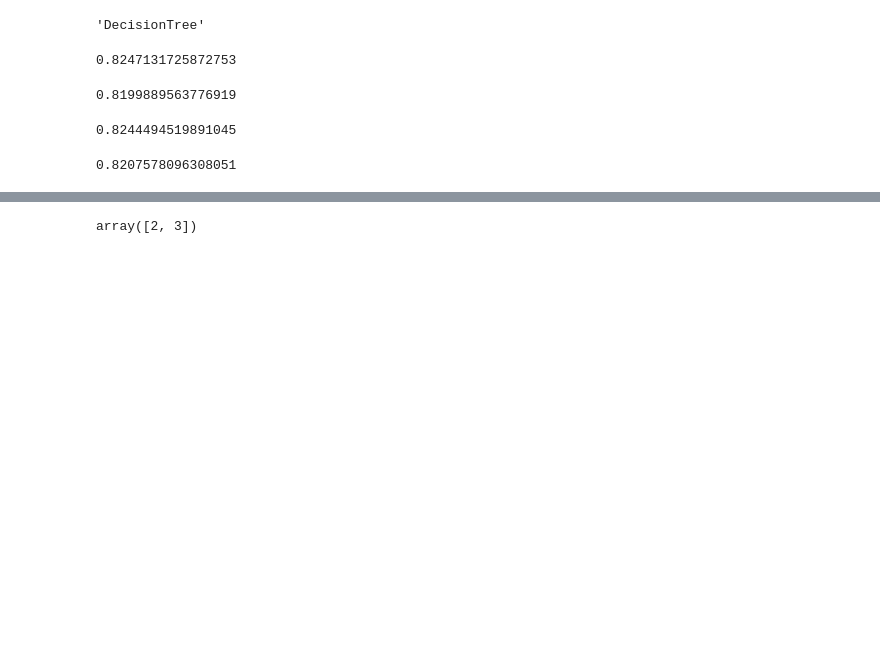
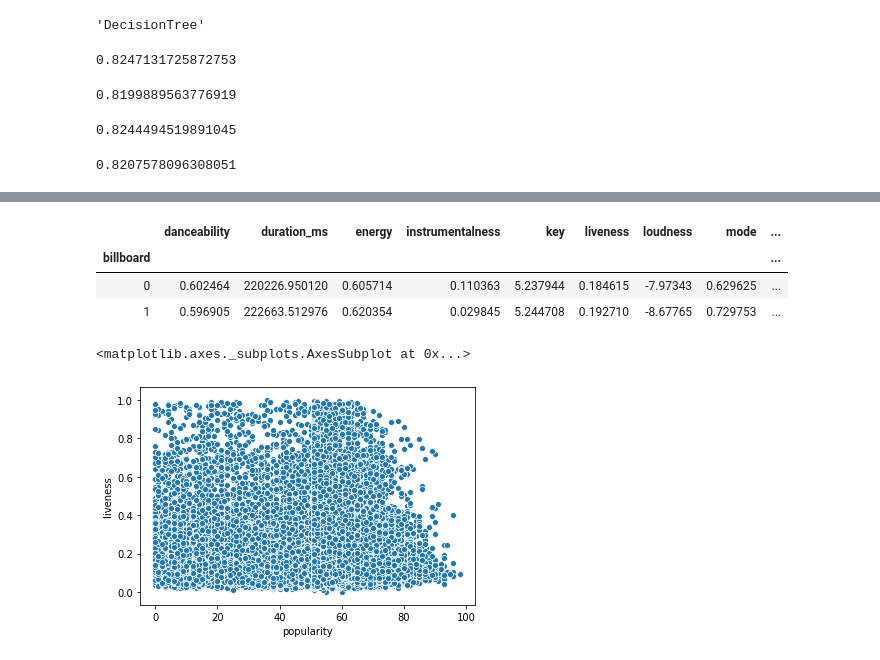
Before and after one commit to Ioana-P/Spotify_Billboard_prediction, a Jupyter notebook: eda1.ipynb, the cells around one changed output, grey strips where cells are left out. Cells and saved outputs as stored; diff of their text form; code cells hidden in the pictures; blank space fills up the shorter version.

```diff
--- a/eda1.ipynb
+++ b/eda1.ipynb
@@ -620,0 +671,2 @@ test_rocauc
+# %%
+vis_df = df[df.columns[2:21]]
@@ -620,0 +682,4 @@ test_rocauc
+# %%
+vis_df.set_index('songid', inplace=True)
+# %%
+vis_df.drop(columns=['track_id', 'track_name'], inplace=True)
@@ -621 +708,8 @@ test_rocauc
+# %%
+vis_df.groupby(by='billboard').mean()
+# %% [output]
+|  | danceability | duration_ms | energy | instrumentalness | key | liveness | loudness | mode | ... |
+| billboard |  |  |  |  |  |  |  |  | ... |
+| 0 | 0.602464 | 220226.950120 | 0.605714 | 0.110363 | 5.237944 | 0.184615 | -7.97343 | 0.629625 | ... |
+| 1 | 0.596905 | 222663.512976 | 0.620354 | 0.029845 | 5.244708 | 0.192710 | -8.67765 | 0.729753 | ... |
 # %%
@@ -626,4 +717,5 @@ T = np.array([[0,2],
-# %%
-T[:,1]
-# %% [output]
-array([2, 3])
+# %%
+sns.scatterplot(x= vis_df.popularity, y=vis_df.liveness)
+# %% [output]
+<matplotlib.axes._subplots.AxesSubplot at 0x...>
+[figure, added]
```
Also changed, not shown: parts of 29 cells of this notebook, 2 other files.
